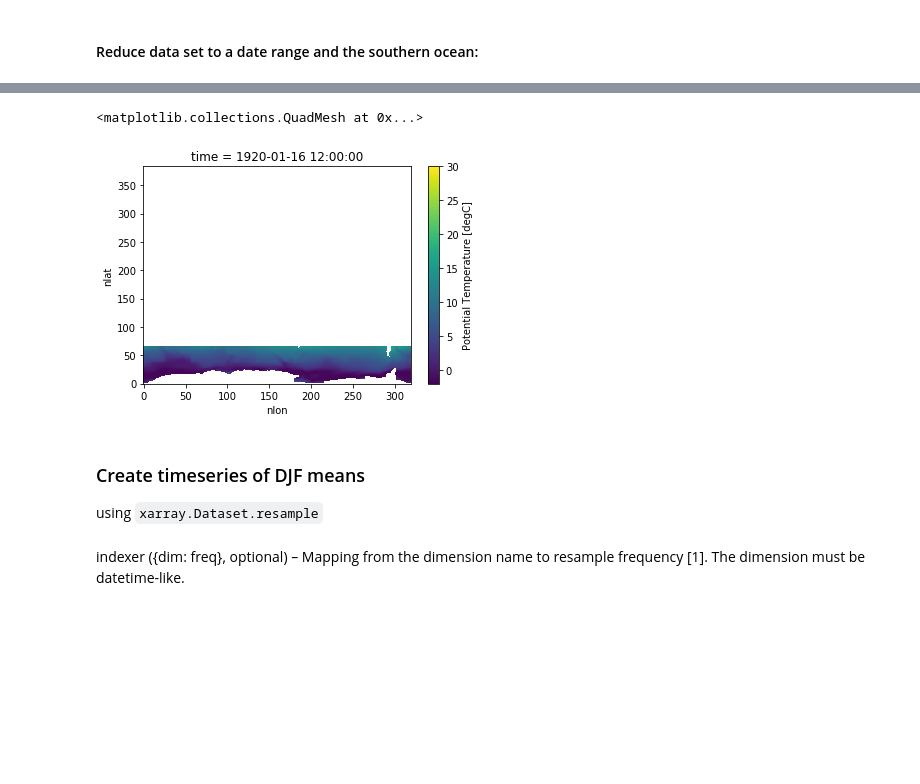
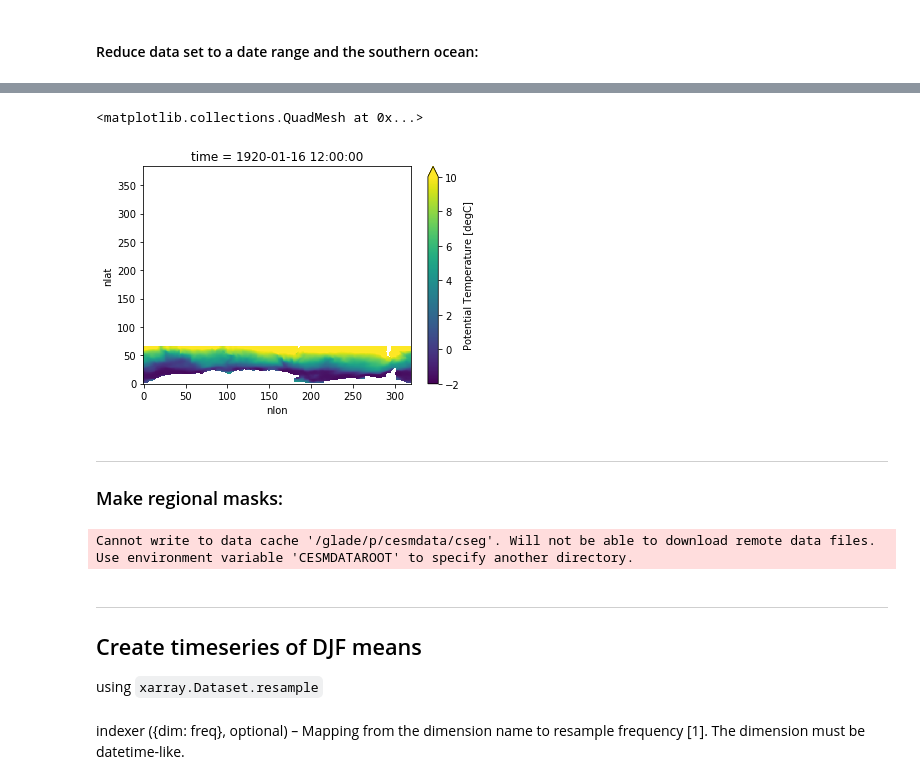
Before and after one commit to Zephyr-Sylvester/krill-cesm-le, a Jupyter notebook: notebooks/DJF-timeseries.ipynb, the cells around one changed output, grey strips where cells are left out. Cells and saved outputs as stored; diff of their text form; code cells hidden in the pictures; blank space fills up the shorter version.

```diff
--- a/notebooks/DJF-timeseries.ipynb
+++ b/notebooks/DJF-timeseries.ipynb
@@ -118,7 +118,21 @@ Data variables:
     time_bound  (time, d2, nlat, nlon) float64 dask.array<chunksize=(1032, 2, 384, 16), meta=np.ndarray>
 # %%
 # Test (this takes a minute):
-ds_so.SST.isel(time=0).plot(vmin=-2, vmax=30)
+ds_so.SST.isel(time=0).plot(vmin=-2, vmax=10)
 # %% [output]
 <matplotlib.collections.QuadMesh at 0x...>
-[figure, old version]
+[figure, new version]
+# %% [markdown]
+___
+### Make regional masks:
+# %%
+#make masks on grid:
+import pop_tools
+grid_name = 'POP_gx1v7'
+grid = pop_tools.get_grid(grid_name)
+
+# Set it up:
+lat = grid.TLAT
+lon = grid.TLONG
+# %% [output]
+Cannot write to data cache '/glade/p/cesmdata/cseg'. Will not be able to download remote data files. Use environment variable 'CESMDATAROOT' to specify another directory.
@@ -125,5 +155,6 @@ ds_so.SST.isel(time=0).plot(vmin=-2, vmax=30)
 # %% [markdown]
-### Create timeseries of DJF means
+___
+## Create timeseries of DJF means
 using `xarray.Dataset.resample`
 # %% [markdown]
 indexer ({dim: freq}, optional) – Mapping from the dimension name to resample frequency [1]. The dimension must be datetime-like.
```
Also changed, not shown: parts of 11 cells of this notebook, 3 other files.
